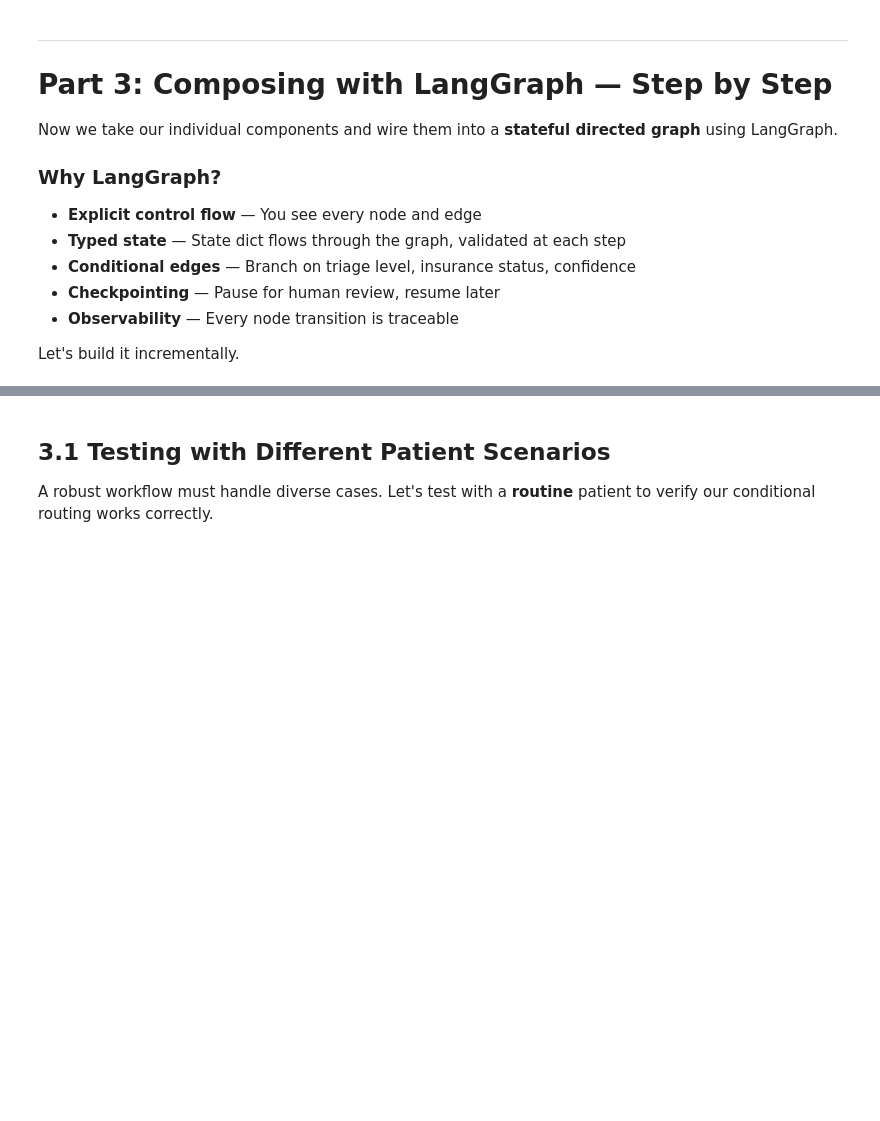
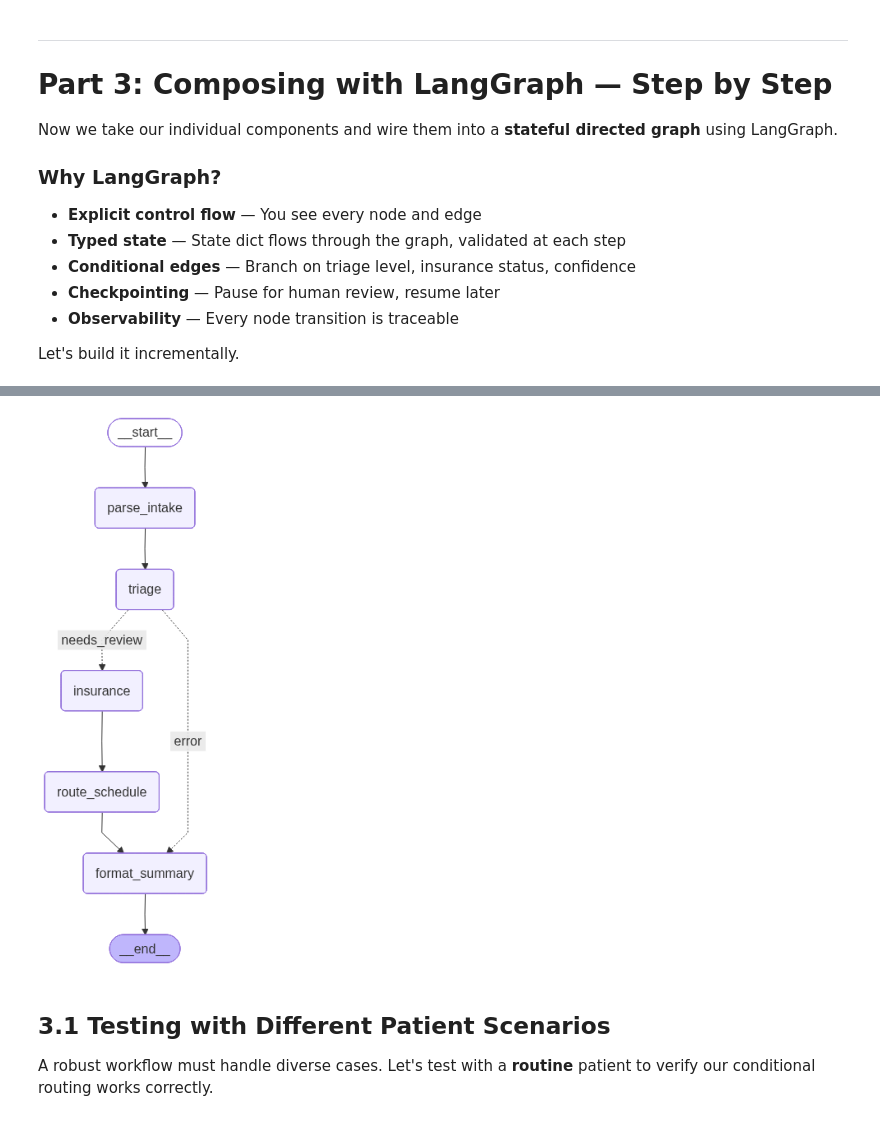
Before and after one commit to anshupandey/B7_GAAP_GCP, a Jupyter notebook: code8_Healthcare_Workflow_Agent_v2.ipynb, the cells around one changed output, grey strips where cells are left out. Cells and saved outputs as stored; diff of their text form; code cells hidden in the pictures; blank space fills up the shorter version.

````diff
--- a/code8_Healthcare_Workflow_Agent_v2.ipynb
+++ b/code8_Healthcare_Workflow_Agent_v2.ipynb
@@ -285,8 +313,12 @@ def parse_intake(intake_text: str) -> PatientIntake:
         )
     """
     prompt = INTAKE_PARSE_PROMPT.format(intake_text=intake_text)
-    response = client.generate(model="gemini-2.5-flash", prompt=prompt)
-    parsed = json.loads(response.text)
+    response = client.models.generate_content(model="gemini-2.5-flash", contents=prompt)
+    if '```json' in response.text:
+        output = response.text[7:-3].strip()
+    else:
+        output = response.text
+    parsed = json.loads(output)
 
     # Validate with Pydantic — catches malformed LLM output
     patient = PatientIntake(**parsed)
@@ -398,8 +443,12 @@ def classify_triage(patient: PatientIntake) -> tuple[TriageResult, bool]:
         )
     """
     prompt = TRIAGE_PROMPT.format(patient_json=patient.model_dump_json(indent=2))
-    response = client.generate(model="gemini-2.5-pro", prompt=prompt)
-    parsed = json.loads(response.text)
+    response = client.models.generate_content(model="gemini-2.5-pro", contents=prompt)
+    if '```json' in response.text:
+        output = response.text[7:-3].strip()
+    else:
+        output = response.text
+    parsed = json.loads(output)
 
     triage = TriageResult(**parsed)
 
@@ -1008,3 +1150,32 @@ if final_state.get("errors"):
+# %%
+from langgraph.graph import StateGraph
+
+# Construct graph
+graph = StateGraph(PatientWorkflowState)
+
+# Add nodes
+graph.add_node("parse_intake", node_parse_intake)
+graph.add_node("triage", node_triage)
+graph.add_node("insurance", node_insurance)
+graph.add_node("route_schedule", node_route_schedule)
+graph.add_node("format_summary", node_format_summary)
+
+# Add edges (linear flow with one conditional)
+graph.set_entry_point("parse_intake")
+graph.add_edge("parse_intake", "triage")
+# Conditional: after triage, check confidence
+graph.add_conditional_edges("triage", route_by_confidence, {
+    "proceed": "insurance",
+    "needs_review": "insurance",  # Still proceed, but flag it
+    "error": "format_summary"     # Skip to summary on error
+})
+graph.add_edge("insurance", "route_schedule")
+graph.add_edge("route_schedule", "format_summary")
+
+mygaph = graph.compile()
+mygaph
+# %% [output]
+[figure, added]
 # %% [markdown]
 ## 3.1 Testing with Different Patient Scenarios
 
````
Also changed, not shown: parts of 11 cells of this notebook.
